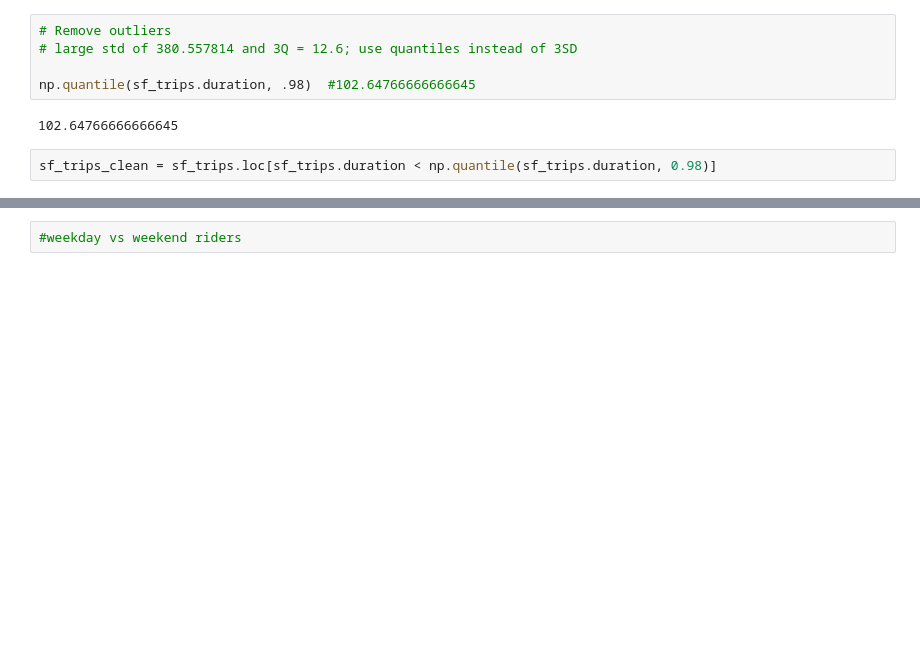
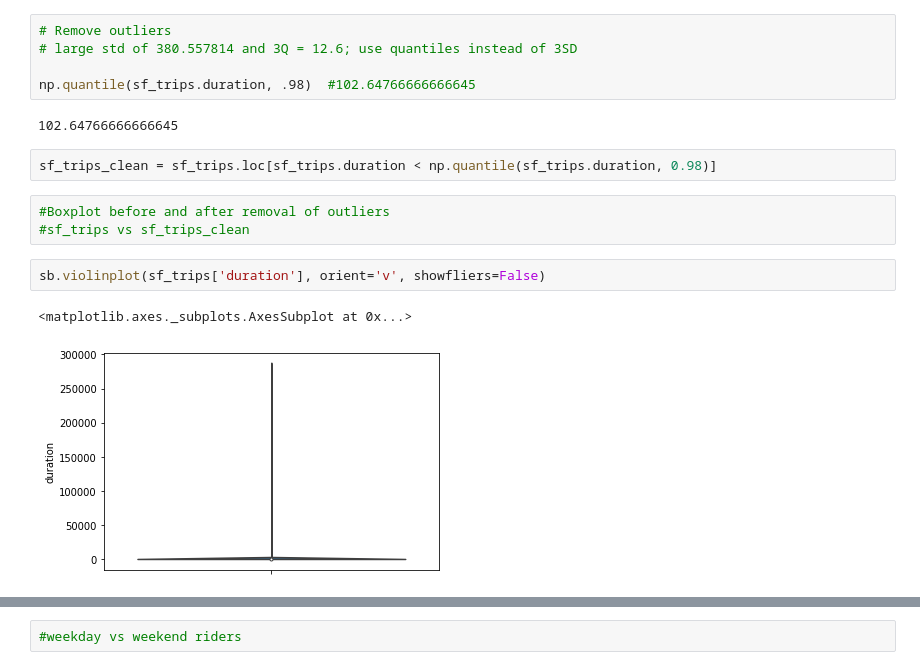
Before and after one commit to jslaga/SpringboardDSC, a Jupyter notebook: Capstone1/Capstone.ipynb, the cells around one changed output, grey strips where cells are left out. Saved outputs shown, nothing was run; the diff lists cells and outputs as text; blank space fills up the shorter version.

```diff
--- a/Capstone1/Capstone.ipynb
+++ b/Capstone1/Capstone.ipynb
@@ -168,3 +179,11 @@ np.quantile(sf_trips.duration, .98)  #102.64766666666645
 102.64766666666645
 # %%
 sf_trips_clean = sf_trips.loc[sf_trips.duration < np.quantile(sf_trips.duration, 0.98)]
+# %%
+#Boxplot before and after removal of outliers
+#sf_trips vs sf_trips_clean
+# %%
+sb.violinplot(sf_trips['duration'], orient='v', showfliers=False)
+# %% [output]
+<matplotlib.axes._subplots.AxesSubplot at 0x...>
+[figure, added]
```
Also changed, not shown: parts of 19 cells of this notebook.
